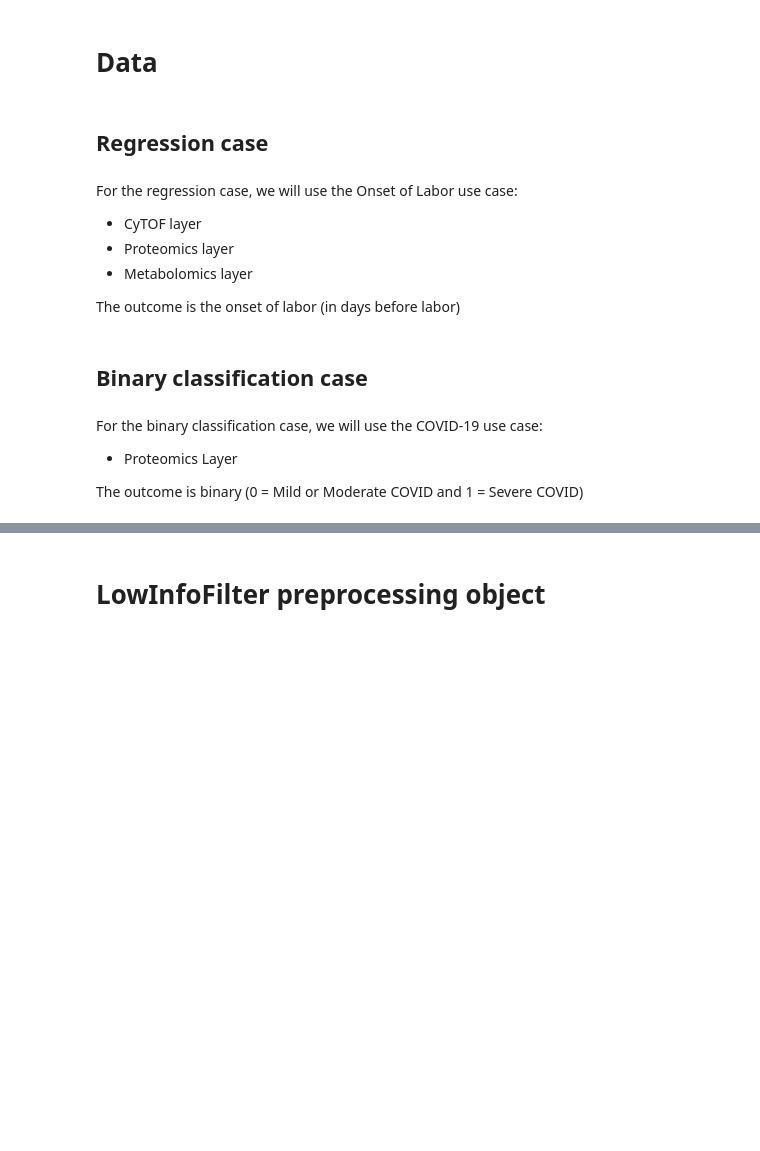
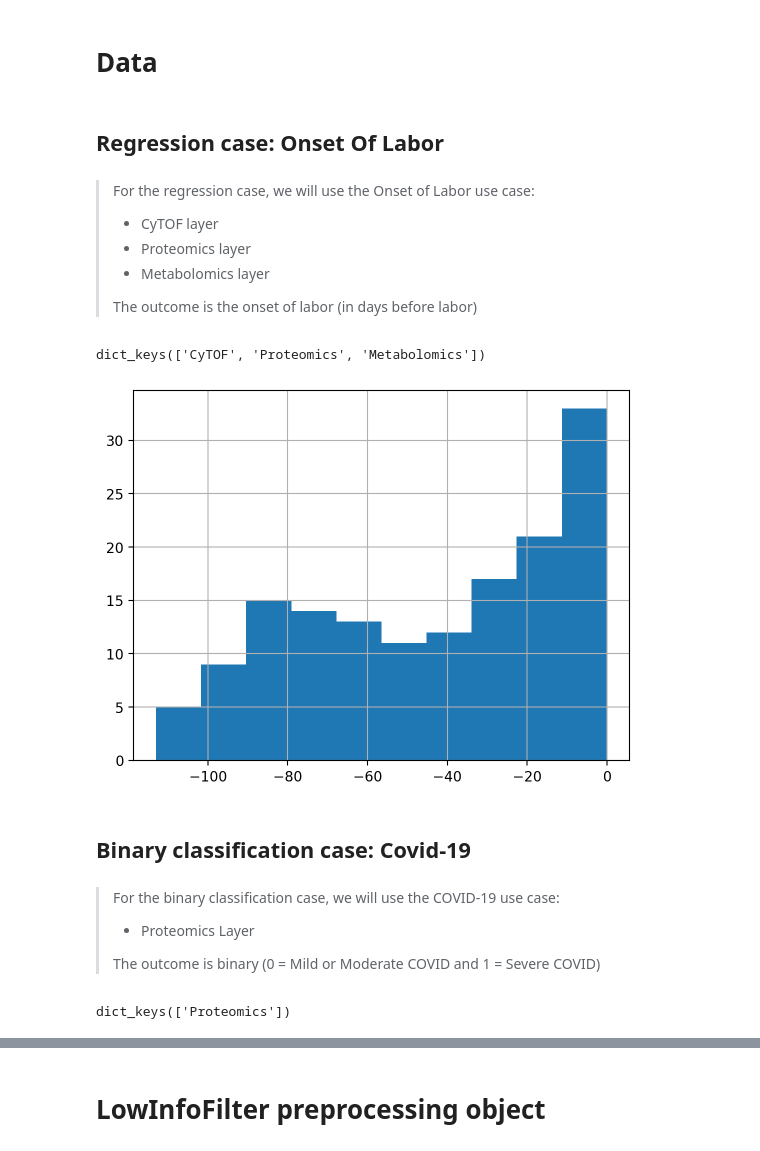
Before and after one commit to gregbellan/Stabl, a Jupyter notebook: Notebook examples/Tutorial Notebook.ipynb, the cells around one changed output, grey strips where cells are left out. Drawn from its saved outputs; the diff is of its cells as text; code cells hidden in the pictures; blank space fills up the shorter version.

```diff
--- a/Notebook examples/Tutorial Notebook.ipynb
+++ b/Notebook examples/Tutorial Notebook.ipynb
@@ -33,12 +43,12 @@ logit_lasso = LogisticRegression(penalty="l1", max_iter=int(1e6), solver="liblin
 # %% [markdown]
 # Data
 # %% [markdown]
-## Regression case
+## Regression case: Onset Of Labor
 # %% [markdown]
-For the regression case, we will use the Onset of Labor use case:
-* CyTOF layer
-* Proteomics layer
-* Metabolomics layer
-
-The outcome is the onset of labor (in days before labor)
+>For the regression case, we will use the Onset of Labor use case:
+>* CyTOF layer
+>* Proteomics layer
+>* Metabolomics layer
+>
+>The outcome is the onset of labor (in days before labor)
 # %%
@@ -50,8 +57,17 @@ DOS_ool = pd.read_csv("./Sample Data/Onset of Labor/Training/DOS.csv", index_col
+# %%
+X_train_ool.keys()
+# %% [output]
+dict_keys(['CyTOF', 'Proteomics', 'Metabolomics'])
+# %%
+y_train_ool.hist()
+plt.show()
+# %% [output]
+[figure, added]
 # %% [markdown]
-## Binary classification case
+## Binary classification case: Covid-19
 # %% [markdown]
-For the binary classification case, we will use the COVID-19 use case:
-* Proteomics Layer
-
-The outcome is binary (0 = Mild or Moderate COVID and 1 = Severe COVID)
+>For the binary classification case, we will use the COVID-19 use case:
+>* Proteomics Layer
+>
+>The outcome is binary (0 = Mild or Moderate COVID and 1 = Severe COVID)
 # %%
@@ -59,0 +75,4 @@ covid_pos = pd.read_csv("./Sample Data/COVID-19/Training/Mild&ModVsSevere.csv",
+# %%
+X_train_cov.keys()
+# %% [output]
+dict_keys(['Proteomics'])
```
Also changed, not shown: parts of 47 cells of this notebook, 28 other files.
